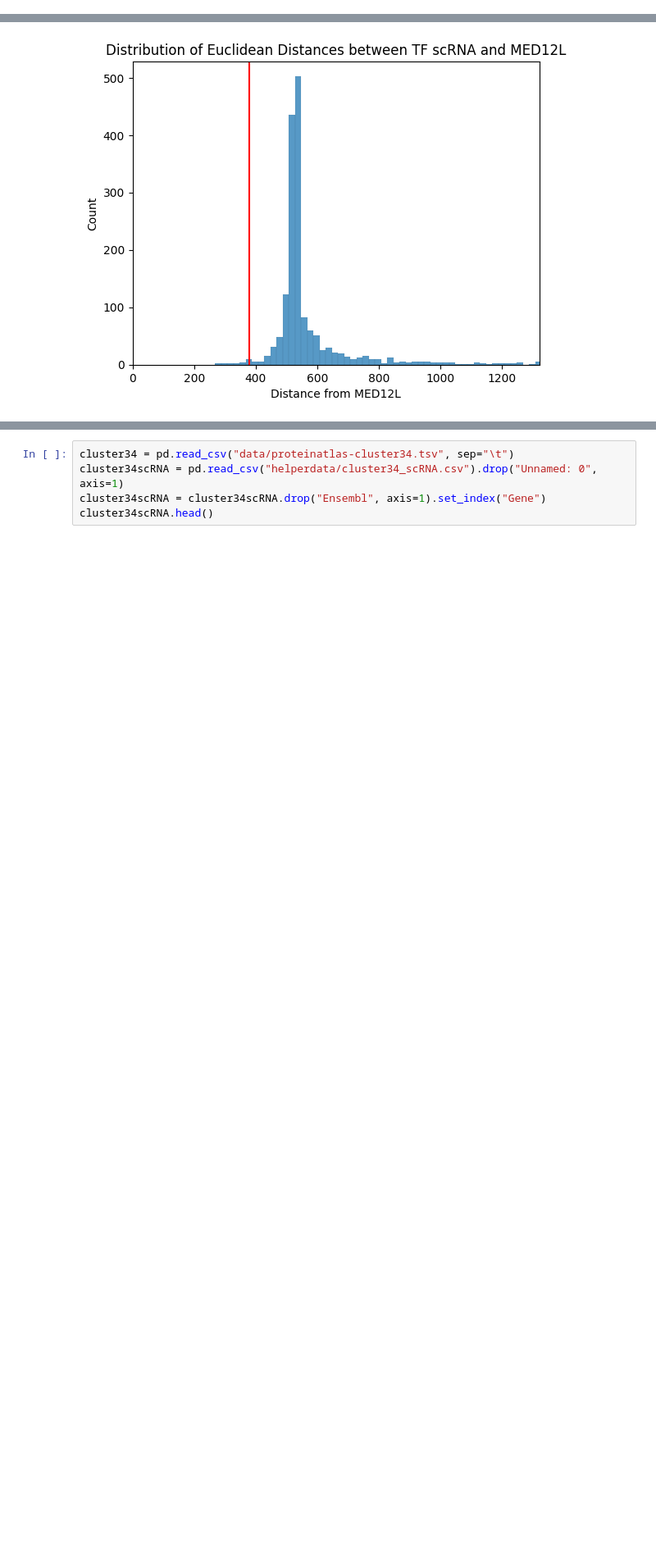
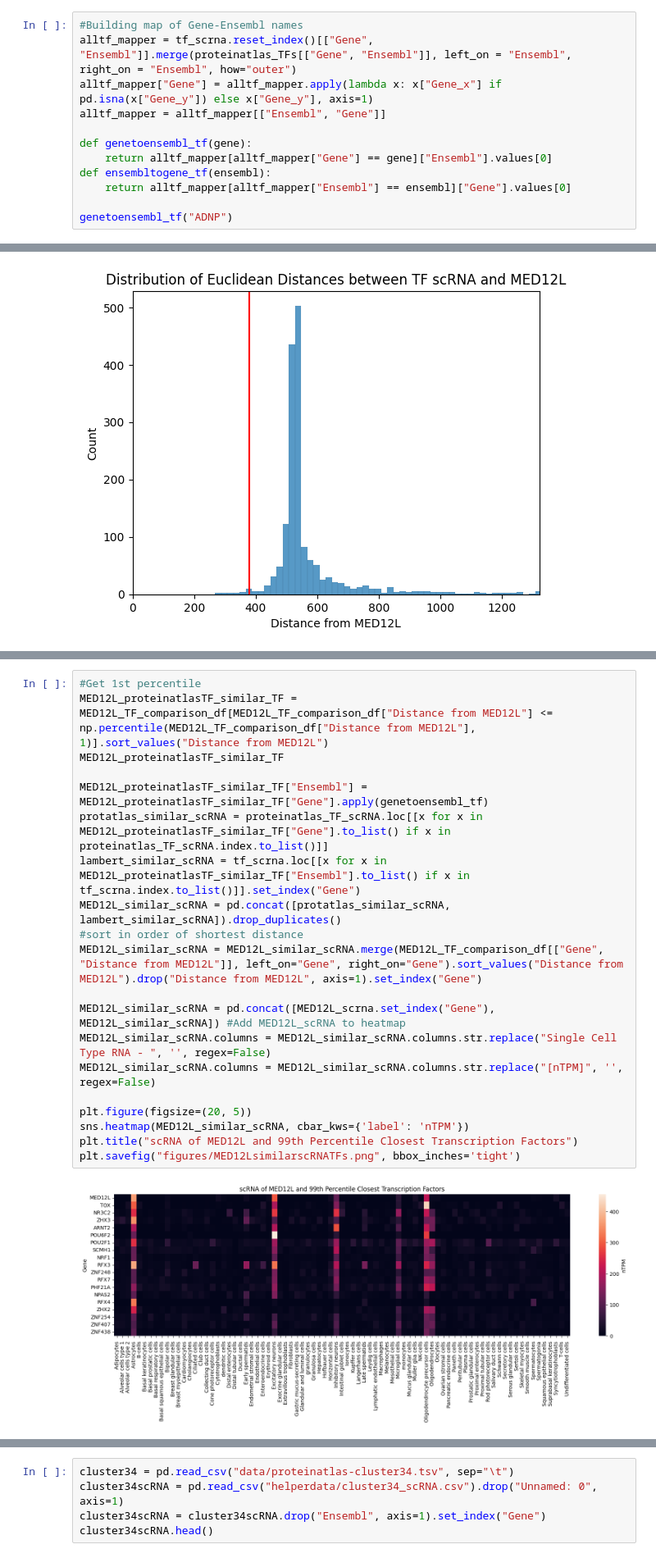
Before and after one commit to kinseylong/StallerRotation, a Jupyter notebook: cofactors_humanproteinatlas/mediator_exploration.ipynb, the cells around one changed output, grey strips where cells are left out. Shown at 82% size. Cells and saved outputs as stored; diff of their text form; blank space fills up the shorter version.

Commit message:
95 and 99 percentile MED12L, figures for annotation pivots

```diff
--- a/cofactors_humanproteinatlas/mediator_exploration.ipynb
+++ b/cofactors_humanproteinatlas/mediator_exploration.ipynb
@@ -330,3 +330,15 @@ venn2([lambert_TFs_ensembl, proteinatlas_TFs_ensembl], ("Lambert TFs", "Human Pr
 plt.savefig("figures/lambert_vs_proteinatlas_TF_count.png")
 # %% [output]
 [figure]
+# %%
+#Building map of Gene-Ensembl names
+alltf_mapper = tf_scrna.reset_index()[["Gene", "Ensembl"]].merge(proteinatlas_TFs[["Gene", "Ensembl"]], left_on = "Ensembl", right_on = "Ensembl", how="outer")
+alltf_mapper["Gene"] = alltf_mapper.apply(lambda x: x["Gene_x"] if pd.isna(x["Gene_y"]) else x["Gene_y"], axis=1)
+alltf_mapper = alltf_mapper[["Ensembl", "Gene"]]
+
+def genetoensembl_tf(gene):
+    return alltf_mapper[alltf_mapper["Gene"] == gene]["Ensembl"].values[0]
+def ensembltogene_tf(ensembl):
+    return alltf_mapper[alltf_mapper["Ensembl"] == ensembl]["Gene"].values[0]
+
+genetoensembl_tf("ADNP")
@@ -416,0 +391,22 @@ Related clusters from human protein atlas: Cluster 34 and 47
+# %%
+#Get 1st percentile
+MED12L_proteinatlasTF_similar_TF = MED12L_TF_comparison_df[MED12L_TF_comparison_df["Distance from MED12L"] <= np.percentile(MED12L_TF_comparison_df["Distance from MED12L"], 1)].sort_values("Distance from MED12L")
+MED12L_proteinatlasTF_similar_TF
+
+MED12L_proteinatlasTF_similar_TF["Ensembl"] = MED12L_proteinatlasTF_similar_TF["Gene"].apply(genetoensembl_tf)
+protatlas_similar_scRNA = proteinatlas_TF_scRNA.loc[[x for x in MED12L_proteinatlasTF_similar_TF["Gene"].to_list() if x in proteinatlas_TF_scRNA.index.to_list()]]
+lambert_similar_scRNA = tf_scrna.loc[[x for x in MED12L_proteinatlasTF_similar_TF["Ensembl"].to_list() if x in tf_scrna.index.to_list()]].set_index("Gene")
+MED12L_similar_scRNA = pd.concat([protatlas_similar_scRNA, lambert_similar_scRNA]).drop_duplicates()
+#sort in order of shortest distance
+MED12L_similar_scRNA = MED12L_similar_scRNA.merge(MED12L_TF_comparison_df[["Gene", "Distance from MED12L"]], left_on="Gene", right_on="Gene").sort_values("Distance from MED12L").drop("Distance from MED12L", axis=1).set_index("Gene")
+
+MED12L_similar_scRNA = pd.concat([MED12L_scrna.set_index("Gene"), MED12L_similar_scRNA]) #Add MED12L_scRNA to heatmap
+MED12L_similar_scRNA.columns = MED12L_similar_scRNA.columns.str.replace("Single Cell Type RNA - ", '', regex=False)
+MED12L_similar_scRNA.columns = MED12L_similar_scRNA.columns.str.replace("[nTPM]", '', regex=False)
+
+plt.figure(figsize=(20, 5))
+sns.heatmap(MED12L_similar_scRNA, cbar_kws={'label': 'nTPM'})
+plt.title("scRNA of MED12L and 99th Percentile Closest Transcription Factors")
+plt.savefig("figures/MED12LsimilarscRNATFs.png", bbox_inches='tight')
+# %% [output]
+[figure, added]
```
Also changed, not shown: parts of 11 cells of this notebook, 7 other files.
